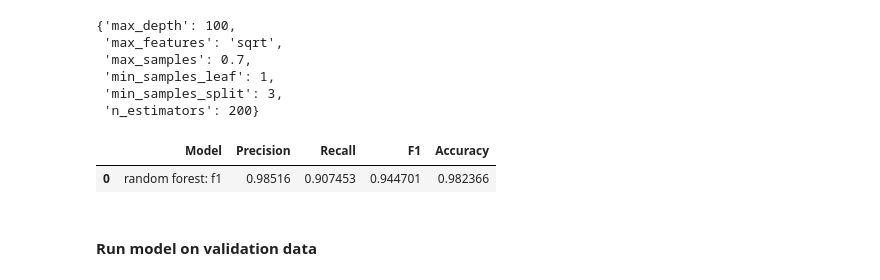
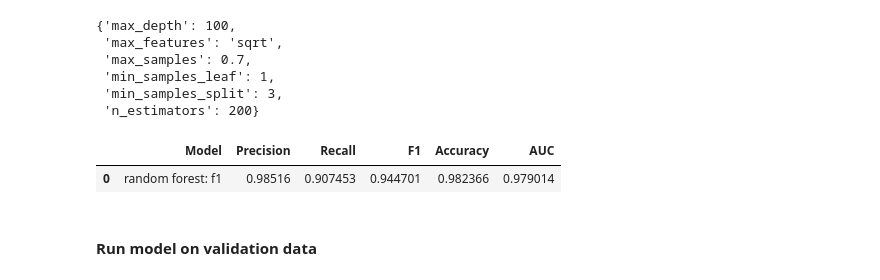
Before and after one commit to CoenMeintjes/predicting_employee_churn_salifort_motors, a Jupyter notebook: project_notebook.ipynb, the cells around one changed output. Drawn from its saved outputs; the diff is of its cells as text; code cells hidden in the pictures.

```diff
--- a/project_notebook.ipynb
+++ b/project_notebook.ipynb
@@ -1004,5 +1022,5 @@ rf_val.best_params_
 # %%
-def make_results(model_name:str, model_object, metric:str):
+def get_training_results(model_name:str, model_object, metric:str):
     '''
     Arguments:
         model_name (string): what you want the model to be called in the output table
@@ -1018,6 +1036,7 @@ def make_results(model_name:str, model_object, metric:str):
                  'recall': 'mean_test_recall',
                  'f1': 'mean_test_f1',
                  'accuracy': 'mean_test_accuracy',
+                 'auc': 'mean_test_roc_auc'
                  }
 
     # Get all the results from the CV and put them in a df
@@ -1031,6 +1050,7 @@ def make_results(model_name:str, model_object, metric:str):
     recall = best_estimator_results.mean_test_recall
     precision = best_estimator_results.mean_test_precision
     accuracy = best_estimator_results.mean_test_accuracy
+    auc = best_estimator_results.mean_test_roc_auc
 
     # Create table of results
     # table = pd.DataFrame()
@@ -1039,6 +1059,7 @@ def make_results(model_name:str, model_object, metric:str):
                         'Recall': recall,
                         'F1': f1,
                         'Accuracy': accuracy,
+                        'AUC': auc,
                         },
                         index=[0]
                     )
@@ -1091,11 +1124,11 @@ rf_opt.best_params_
  'n_estimators': 200}
 # %%
 # Call 'make_results()' on the GridSearch object
-results = make_results('random forest: f1', rf_opt, 'f1')
+results = get_training_results('random forest: f1', rf_opt, 'auc')
 results
 # %% [output]
-|  | Model | Precision | Recall | F1 | Accuracy |
-| 0 | random forest: f1 | 0.98516 | 0.907453 | 0.944701 | 0.982366 |
+|  | Model | Precision | Recall | F1 | Accuracy | AUC |
+| 0 | random forest: f1 | 0.98516 | 0.907453 | 0.944701 | 0.982366 | 0.979014 |
 # %% [markdown]
 #### Run model on validation data
 # %%
```
Also changed, not shown: parts of 31 cells of this notebook, 4 other files.
